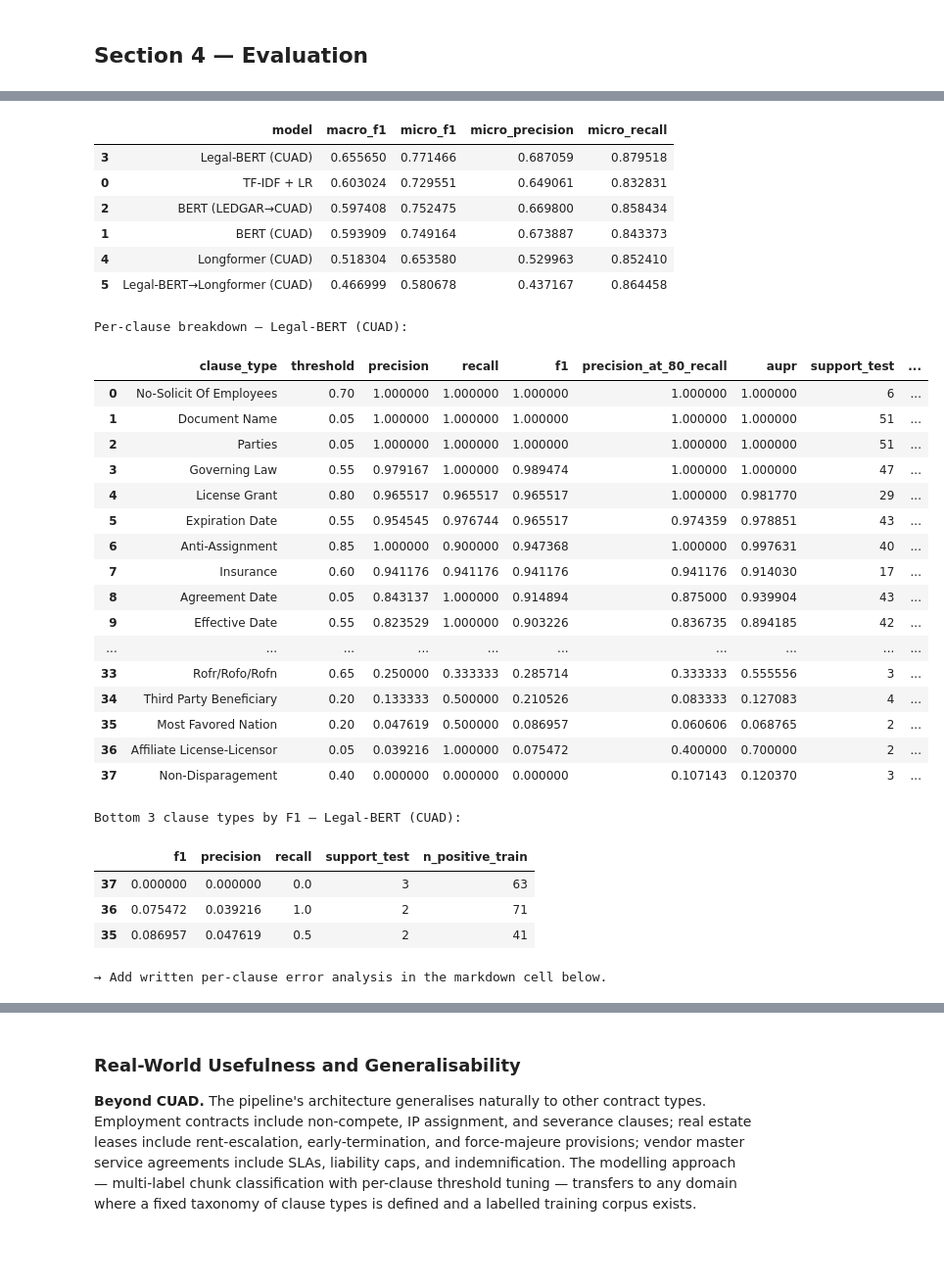
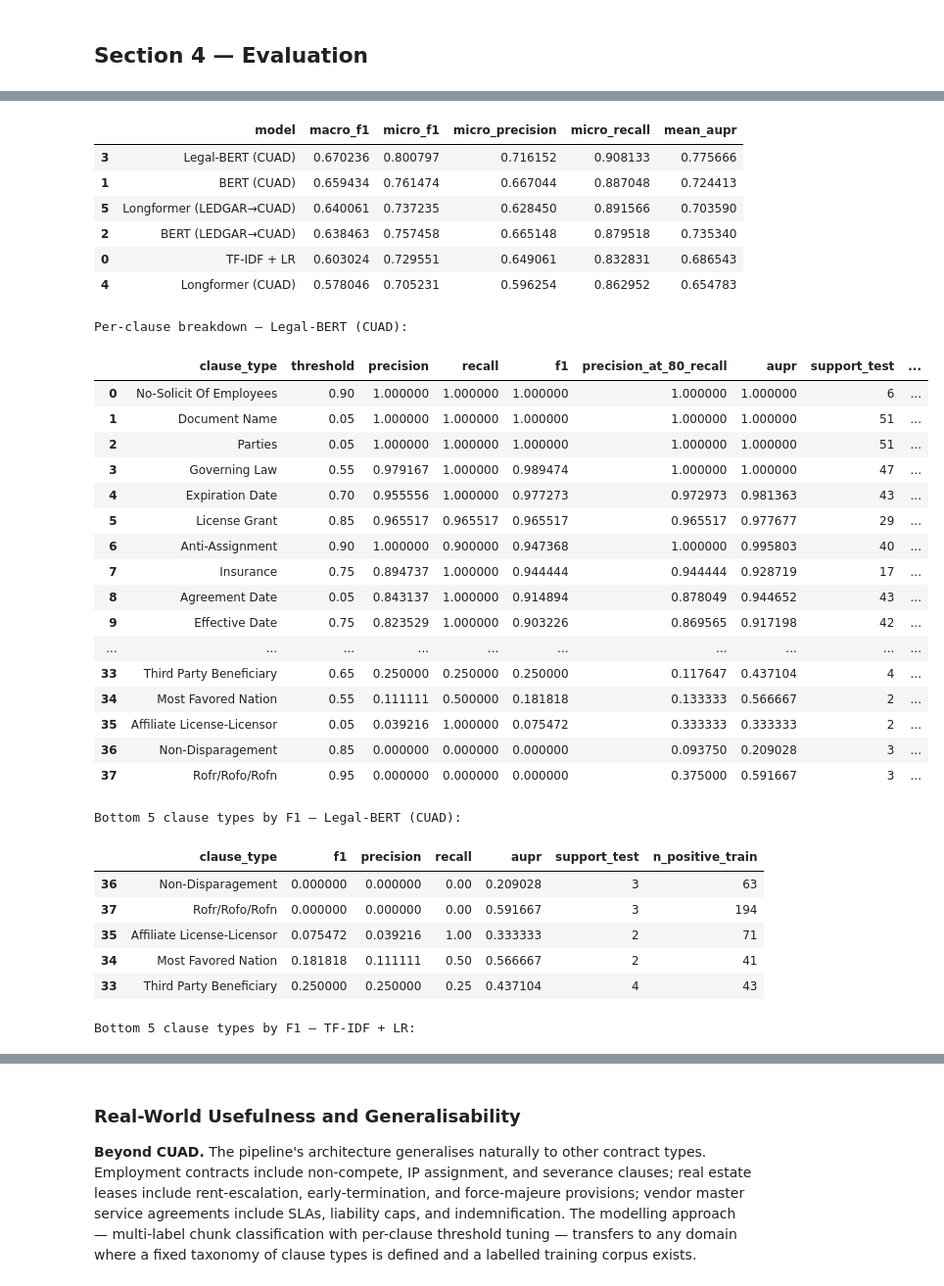
Before and after one commit to pranaysamineni00/BT5153, a Jupyter notebook: legal_clause_classification.ipynb, the cells around one changed output, grey strips where cells are left out. Shown at 98% size. Drawn from its saved outputs; the diff is of its cells as text; code cells hidden in the pictures; blank space fills up the shorter version.

```diff
--- a/legal_clause_classification.ipynb
+++ b/legal_clause_classification.ipynb
@@ -662,6 +667,8 @@ TRAINED_MODELS = set()   # model names confirmed saved on Drive
 for fname in sorted(os.listdir(CKPT)):
     if not fname.endswith(".pt"):
         continue
+    # weights_only=False is required because ModelArtifacts is a dataclass containing
+    # arbitrary Python objects (model, tokenizer). Only load from a trusted source.
     art = torch.load(os.path.join(CKPT, fname), map_location=device, weights_only=False)
     if hasattr(art.model, "to"):
         art.model = art.model.to(device)
@@ -675,6 +682,12 @@ if os.path.exists(_npos_path):
     with open(_npos_path, "rb") as f:
         n_positive_train = pickle.load(f)
     print(f"Loaded  n_positive_train ({len(n_positive_train)} classes)")
+
+_npos_lf_path = os.path.join(CKPT, "n_positive_train_lf.pkl")
+if os.path.exists(_npos_lf_path):
+    with open(_npos_lf_path, "rb") as f:
+        n_positive_train_lf = pickle.load(f)
+    print(f"Loaded  n_positive_train_lf ({len(n_positive_train_lf)} classes)")
 
 if TRAINED_MODELS:
     print(f"\n{len(TRAINED_MODELS)} model(s) already on Drive — those will be skipped.")
@@ -706,8 +719,8 @@ H1: Legal-BERT will outperform BERT on clause types with specialised legal vocab
 H2: Longformer will outperform BERT-family on clause types where relevant language is
     spread across the full document (force majeure, termination for convenience),
     because it processes up to 4,096 tokens without chunking.
-H3: Legal-BERT warm-started Longformer will be the strongest overall, combining
-    domain-specific vocabulary with architectural long-context advantage.
+H3: LEDGAR warm-started Longformer will be the strongest overall, combining
+    legal-domain adaptation with architectural long-context advantage.
 """)
 
 # n_positive_train is always recomputed from each model's split — needed for Section 4 eval.
@@ -725,6 +738,12 @@ if not os.path.exists(_npos_path):
         pickle.dump(n_positive_train, f)
     print("Saved n_positive_train to Drive.")
 
+_npos_lf_path = os.path.join(CKPT, "n_positive_train_lf.pkl")
+if not os.path.exists(_npos_lf_path):
+    with open(_npos_lf_path, "wb") as f:
+        pickle.dump(n_positive_train_lf, f)
+    print("Saved n_positive_train_lf to Drive.")
+
 # ── TF-IDF + LR baseline ─────────────────────────────────────────────────────
 if "TF-IDF + LR" not in TRAINED_MODELS:
     train_titles = {r["contract_title"] for r in BERT_SPLITS["train_records"]}
@@ -990,6 +1108,12 @@ results_aggregate   = {}
 per_clause_thresh   = {}          # cache per-model tuned thresholds for reuse
 stored_test_logits  = {}
 stored_test_labels  = {}
+
+if 'n_positive_train_lf' not in dir():
+    raise RuntimeError(
+        "n_positive_train_lf is not defined. Re-run Cell 23 (to build LF_SPLITS) "
+        "and Cell 27 (to compute it), or ensure it was loaded from Drive in Cell 26."
+    )
 
 for art in ALL_ARTIFACTS:
     name_to_id = {v: k for k, v in art.id_to_clause.items()}
@@ -1136,31 +1260,33 @@ Legal-BERT→Longformer (CUAD)              macro_F1=0.4670  micro_F1=0.5807
-|  | model | macro_f1 | micro_f1 | micro_precision | micro_recall |
-| 3 | Legal-BERT (CUAD) | 0.655650 | 0.771466 | 0.687059 | 0.879518 |
-| 0 | TF-IDF + LR | 0.603024 | 0.729551 | 0.649061 | 0.832831 |
-| 2 | BERT (LEDGAR→CUAD) | 0.597408 | 0.752475 | 0.669800 | 0.858434 |
-| 1 | BERT (CUAD) | 0.593909 | 0.749164 | 0.673887 | 0.843373 |
-| 4 | Longformer (CUAD) | 0.518304 | 0.653580 | 0.529963 | 0.852410 |
-| 5 | Legal-BERT→Longformer (CUAD) | 0.466999 | 0.580678 | 0.437167 | 0.864458 |
+|  | model | macro_f1 | micro_f1 | micro_precision | micro_recall | mean_aupr |
+| 3 | Legal-BERT (CUAD) | 0.670236 | 0.800797 | 0.716152 | 0.908133 | 0.775666 |
+| 1 | BERT (CUAD) | 0.659434 | 0.761474 | 0.667044 | 0.887048 | 0.724413 |
+| 5 | Longformer (LEDGAR→CUAD) | 0.640061 | 0.737235 | 0.628450 | 0.891566 | 0.703590 |
+| 2 | BERT (LEDGAR→CUAD) | 0.638463 | 0.757458 | 0.665148 | 0.879518 | 0.735340 |
+| 0 | TF-IDF + LR | 0.603024 | 0.729551 | 0.649061 | 0.832831 | 0.686543 |
+| 4 | Longformer (CUAD) | 0.578046 | 0.705231 | 0.596254 | 0.862952 | 0.654783 |
 Per-clause breakdown — Legal-BERT (CUAD):
 |  | clause_type | threshold | precision | recall | f1 | precision_at_80_recall | aupr | support_test | ... |
-| 0 | No-Solicit Of Employees | 0.70 | 1.000000 | 1.000000 | 1.000000 | 1.000000 | 1.000000 | 6 | ... |
+| 0 | No-Solicit Of Employees | 0.90 | 1.000000 | 1.000000 | 1.000000 | 1.000000 | 1.000000 | 6 | ... |
 | 1 | Document Name | 0.05 | 1.000000 | 1.000000 | 1.000000 | 1.000000 | 1.000000 | 51 | ... |
 | 2 | Parties | 0.05 | 1.000000 | 1.000000 | 1.000000 | 1.000000 | 1.000000 | 51 | ... |
 | 3 | Governing Law | 0.55 | 0.979167 | 1.000000 | 0.989474 | 1.000000 | 1.000000 | 47 | ... |
-| 4 | License Grant | 0.80 | 0.965517 | 0.965517 | 0.965517 | 1.000000 | 0.981770 | 29 | ... |
-| 5 | Expiration Date | 0.55 | 0.954545 | 0.976744 | 0.965517 | 0.974359 | 0.978851 | 43 | ... |
-| 6 | Anti-Assignment | 0.85 | 1.000000 | 0.900000 | 0.947368 | 1.000000 | 0.997631 | 40 | ... |
-| 7 | Insurance | 0.60 | 0.941176 | 0.941176 | 0.941176 | 0.941176 | 0.914030 | 17 | ... |
-| 8 | Agreement Date | 0.05 | 0.843137 | 1.000000 | 0.914894 | 0.875000 | 0.939904 | 43 | ... |
-| 9 | Effective Date | 0.55 | 0.823529 | 1.000000 | 0.903226 | 0.836735 | 0.894185 | 42 | ... |
+| 4 | Expiration Date | 0.70 | 0.955556 | 1.000000 | 0.977273 | 0.972973 | 0.981363 | 43 | ... |
+| 5 | License Grant | 0.85 | 0.965517 | 0.965517 | 0.965517 | 0.965517 | 0.977677 | 29 | ... |
+| 6 | Anti-Assignment | 0.90 | 1.000000 | 0.900000 | 0.947368 | 1.000000 | 0.995803 | 40 | ... |
+| 7 | Insurance | 0.75 | 0.894737 | 1.000000 | 0.944444 | 0.944444 | 0.928719 | 17 | ... |
+| 8 | Agreement Date | 0.05 | 0.843137 | 1.000000 | 0.914894 | 0.878049 | 0.944652 | 43 | ... |
+| 9 | Effective Date | 0.75 | 0.823529 | 1.000000 | 0.903226 | 0.869565 | 0.917198 | 42 | ... |
 | ... | ... | ... | ... | ... | ... | ... | ... | ... | ... |
-| 33 | Rofr/Rofo/Rofn | 0.65 | 0.250000 | 0.333333 | 0.285714 | 0.333333 | 0.555556 | 3 | ... |
-| 34 | Third Party Beneficiary | 0.20 | 0.133333 | 0.500000 | 0.210526 | 0.083333 | 0.127083 | 4 | ... |
-| 35 | Most Favored Nation | 0.20 | 0.047619 | 0.500000 | 0.086957 | 0.060606 | 0.068765 | 2 | ... |
-| 36 | Affiliate License-Licensor | 0.05 | 0.039216 | 1.000000 | 0.075472 | 0.400000 | 0.700000 | 2 | ... |
-| 37 | Non-Disparagement | 0.40 | 0.000000 | 0.000000 | 0.000000 | 0.107143 | 0.120370 | 3 | ... |
+| 33 | Third Party Beneficiary | 0.65 | 0.250000 | 0.250000 | 0.250000 | 0.117647 | 0.437104 | 4 | ... |
+| 34 | Most Favored Nation | 0.55 | 0.111111 | 0.500000 | 0.181818 | 0.133333 | 0.566667 | 2 | ... |
+| 35 | Affiliate License-Licensor | 0.05 | 0.039216 | 1.000000 | 0.075472 | 0.333333 | 0.333333 | 2 | ... |
+| 36 | Non-Disparagement | 0.85 | 0.000000 | 0.000000 | 0.000000 | 0.093750 | 0.209028 | 3 | ... |
+| 37 | Rofr/Rofo/Rofn | 0.95 | 0.000000 | 0.000000 | 0.000000 | 0.375000 | 0.591667 | 3 | ... |
-Bottom 3 clause types by F1 — Legal-BERT (CUAD):
+Bottom 5 clause types by F1 — Legal-BERT (CUAD):
-|  | f1 | precision | recall | support_test | n_positive_train |
-| 37 | 0.000000 | 0.000000 | 0.0 | 3 | 63 |
-| 36 | 0.075472 | 0.039216 | 1.0 | 2 | 71 |
-| 35 | 0.086957 | 0.047619 | 0.5 | 2 | 41 |
+|  | clause_type | f1 | precision | recall | aupr | support_test | n_positive_train |
+| 36 | Non-Disparagement | 0.000000 | 0.000000 | 0.00 | 0.209028 | 3 | 63 |
+| 37 | Rofr/Rofo/Rofn | 0.000000 | 0.000000 | 0.00 | 0.591667 | 3 | 194 |
+| 35 | Affiliate License-Licensor | 0.075472 | 0.039216 | 1.00 | 0.333333 | 2 | 71 |
+| 34 | Most Favored Nation | 0.181818 | 0.111111 | 0.50 | 0.566667 | 2 | 41 |
+| 33 | Third Party Beneficiary | 0.250000 | 0.250000 | 0.25 | 0.437104 | 4 | 43 |
-→ Add written per-clause error analysis in the markdown cell below.
+Bottom 5 clause types by F1 — TF-IDF + LR:
```
Also changed, not shown: parts of 24 cells of this notebook, 1 other file.
